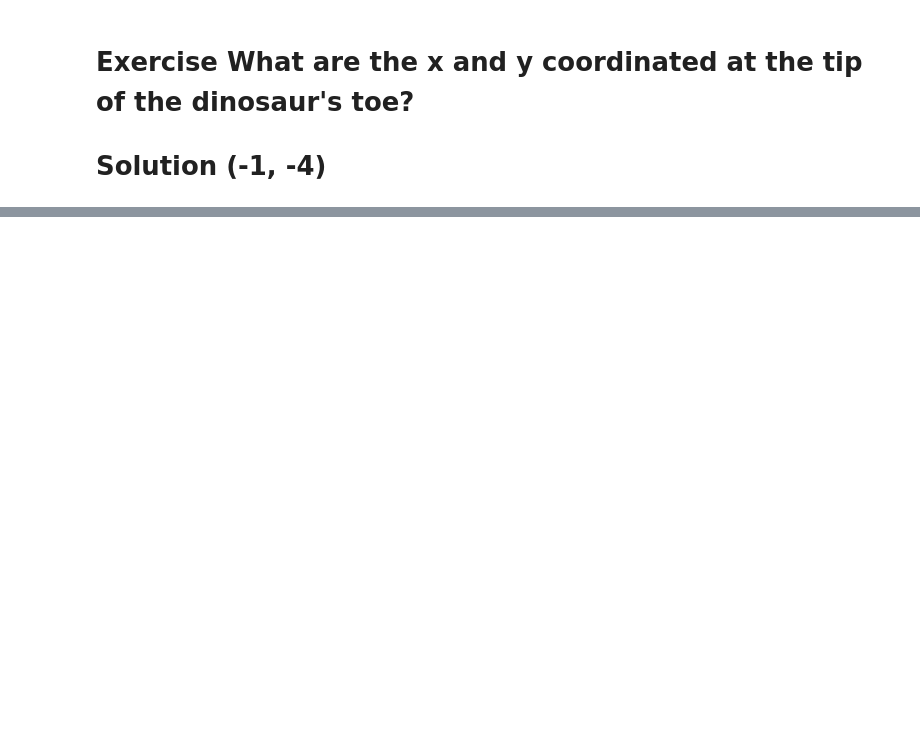
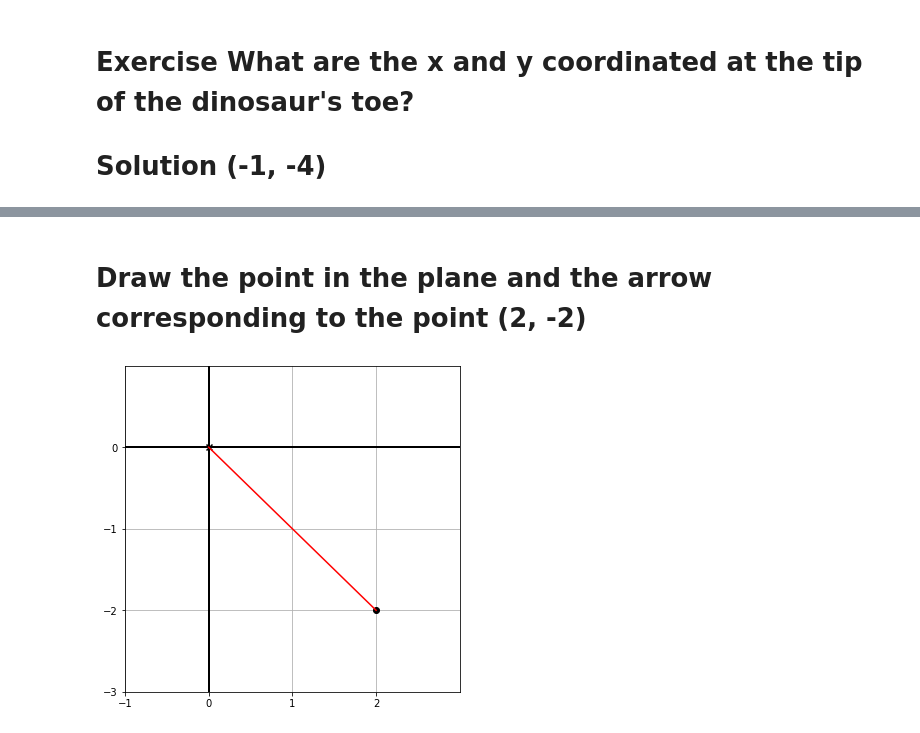
Before and after one commit to sergiovasquez122/Mathematics-for-programmers, a Jupyter notebook: Chapter_2_vectors.ipynb, the cells around one changed output, grey strips where cells are left out. Saved outputs shown, nothing was run; the diff lists cells and outputs as text; code cells hidden in the pictures; blank space fills up the shorter version.

```diff
--- a/Chapter_2_vectors.ipynb
+++ b/Chapter_2_vectors.ipynb
@@ -15,0 +28,8 @@ draw(Points(*dino_vectors))
+# %% [markdown]
+# Draw the point in the plane and the arrow corresponding to the point (2, -2)
+# %%
+point = Points((2, -2))
+seg = Segment((0, 0), (2, -2), color = 'red')
+draw(point, seg)
+# %% [output]
+[figure, added]
```
Also changed, not shown: parts of 8 cells of this notebook.
